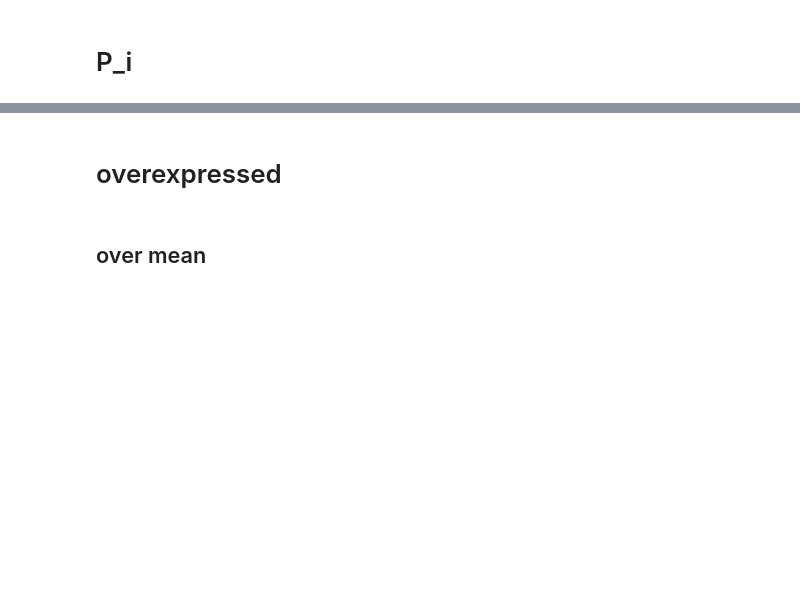
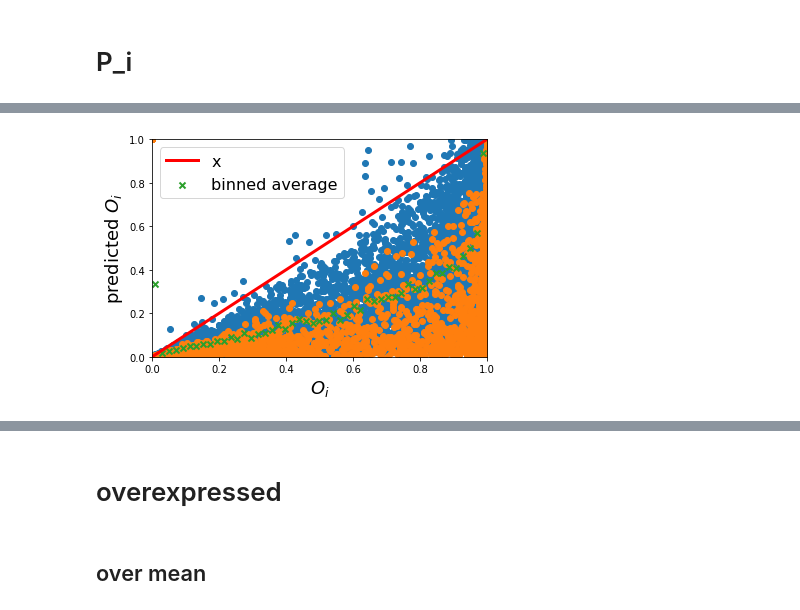
Before and after one commit to fvalle1/master_thesis, a Jupyter notebook: Table_Analyzer.ipynb, the cells around one changed output, grey strips where cells are left out. Drawn from its saved outputs; the diff is of its cells as text; code cells hidden in the pictures; blank space fills up the shorter version.

```diff
--- a/Table_Analyzer.ipynb
+++ b/Table_Analyzer.ipynb
@@ -317,6 +396,7 @@ fig.savefig("meanDiff_binned_sampling.png")
 # %% [markdown]
 # P_i
 # %%
-query_g = df_mv[df_mv['mean']>1e4].index.values
+#query_g = df_mv[df_mv['mean']>1e-4].index.values
+query_g = df_mv.index.values
 # %%
 len(query_g)
@@ -359,17 +460,20 @@ pred_o = 1 - 1./nfiles*np.nansum(np.power((1+N.values.reshape(3634,1)*b.reshape(
 # %%
 fig = plt.figure()
 plt.scatter(o, pred_o)
+plt.scatter(o_null, pred_o)
 x = np.linspace(0,1)
 bin_avg, bin_edges, _ = stats.binned_statistic(o, pred_o, statistic='mean', bins=x)
 plt.scatter((bin_edges[1:]+bin_edges[:-1])/2,bin_avg, marker='x', lw=2, label='binned average')
 plt.plot(x,x,label='x', lw=3,c='red')
 plt.xlabel('$O_i$',fontsize=18)
 plt.ylabel('predicted $O_i$',fontsize=18)
 plt.xlim(0,1)
 plt.ylim(0,1)
 plt.legend(fontsize=16)
 plt.show()
 fig.savefig("o_predictedO.png")
+# %% [output]
+[figure, added]
 # %%
 frak_k = []
 for sample in df.columns[:100]:
```
Also changed, not shown: parts of 29 cells of this notebook, 10 other files.
